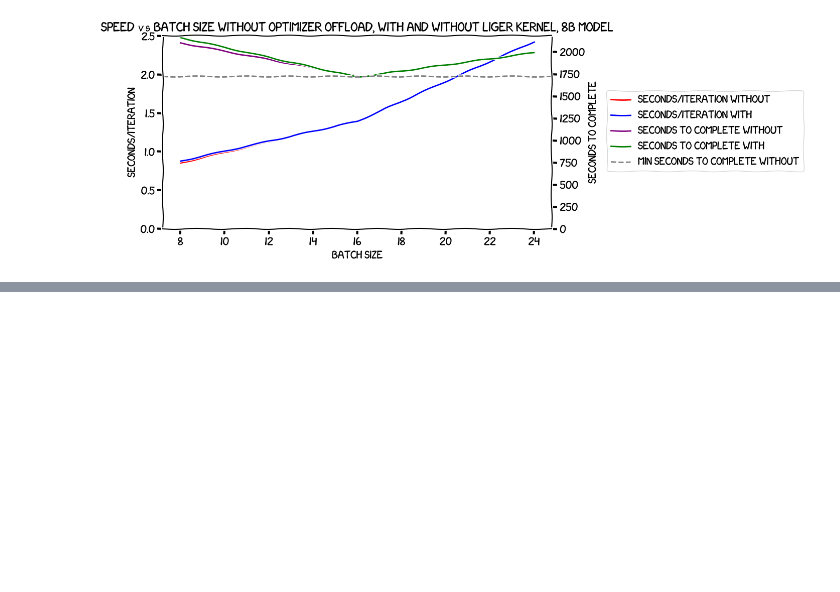
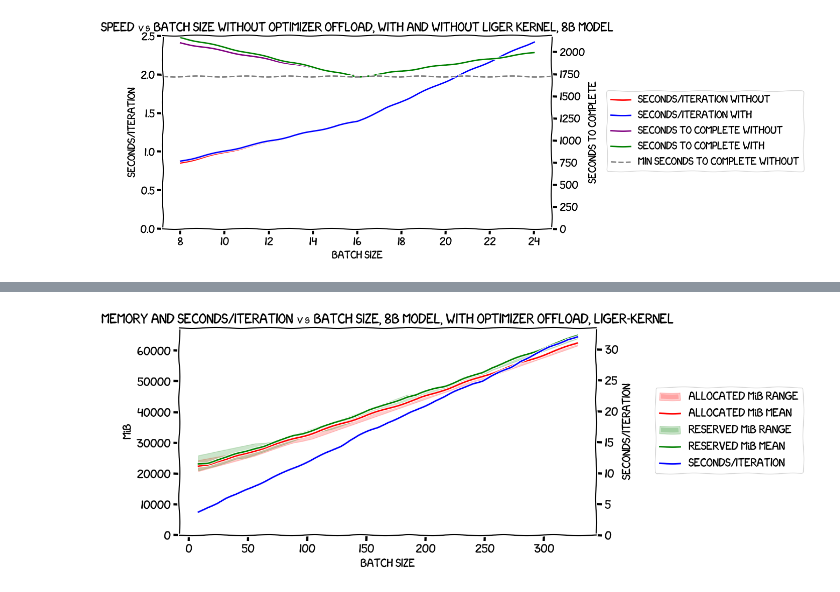
Before and after one commit to gpjt/fine-tune-2024-04, a Jupyter notebook: batch-size-charts.ipynb, the cells around one changed output, grey strips where cells are left out. Saved outputs shown, nothing was run; the diff lists cells and outputs as text; code cells hidden in the pictures; blank space fills up the shorter version.

Commit message:
Some chart changes, not sure exactly what

```diff
--- a/batch-size-charts.ipynb
+++ b/batch-size-charts.ipynb
@@ -581,3 +593,9 @@ plt.savefig("/tmp/seconds-per-iteration-vs-batch-size-large-model-without-offloa
 plt.show()
 # %% [output]
 [figure]
+# %%
+large_model_with_offload_liger_kernel_df = load_csv(
+    "./batch-size-memory-modeling-8B/results-with-optimizer-offload-with-liger-kernel.csv",
+    names=large_model_headers
+)
+large_model_with_offload_liger_kernel_df.head()
@@ -583,0 +614,3 @@ plt.show()
+# %%
+large_model_with_offload_liger_kernel_df = normalize_gpu_data(large_model_with_offload_liger_kernel_df)
+large_model_with_offload_liger_kernel_df.head()
@@ -583,0 +624,3 @@ plt.show()
+# %%
+large_model_with_offload_liger_kernel_df = add_gpu_summary_stats(large_model_with_offload_liger_kernel_df)
+large_model_with_offload_liger_kernel_df.head()
@@ -583,0 +646,24 @@ plt.show()
+# %%
+fig, ax1 = plt.subplots(figsize=(10, 5))
+
+ax1.fill_between(large_model_with_offload_liger_kernel_df['Batch size'], large_model_with_offload_liger_kernel_df['Allocated MiB Min'], large_model_with_offload_liger_kernel_df['Allocated MiB Max'], alpha=0.2, color='red', label='ALLOCATED MiB RANGE')
+ax1.plot(large_model_with_offload_liger_kernel_df['Batch size'], large_model_with_offload_liger_kernel_df['Allocated MiB Mean'], label='ALLOCATED MiB MEAN', color='red', linewidth=2)
+ax1.fill_between(large_model_with_offload_liger_kernel_df['Batch size'], large_model_with_offload_liger_kernel_df['Reserved MiB Min'], large_model_with_offload_liger_kernel_df['Reserved MiB Max'], alpha=0.2, color='green', label='RESERVED MiB RANGE')
+ax1.plot(large_model_with_offload_liger_kernel_df['Batch size'], large_model_with_offload_liger_kernel_df['Reserved MiB Mean'], label='RESERVED MiB MEAN', color='green', linewidth=2)
+ax1.set_xlabel('BATCH SIZE')
+ax1.set_ylabel('MiB')
+ax1.tick_params(axis='y')
+ax1.set_ylim(bottom=0)
+
+ax2 = ax1.twinx()
+ax2.plot(large_model_with_offload_liger_kernel_df['Batch size'], 1 / large_model_with_offload_liger_kernel_df['Iterations/second'], label='SECONDS/ITERATION', color='blue')
+ax2.set_ylabel('SECONDS/ITERATION')
+ax2.tick_params(axis='y')
+ax2.set_ylim(bottom=0)
+
+plt.title('MEMORY AND SECONDS/ITERATION vs BATCH SIZE, 8B MODEL, WITH OPTIMIZER OFFLOAD, LIGER-KERNEL')
+fig.legend(loc='center left', bbox_to_anchor=(1, 0.5))
+plt.savefig("/tmp/memory-and-seconds-per-iteration-vs-batch-size-large-model-with-offload-liger-kernel.png", bbox_inches='tight')
+plt.show()
+# %% [output]
+[figure, added]
```
Also changed, not shown: parts of 18 cells of this notebook.
